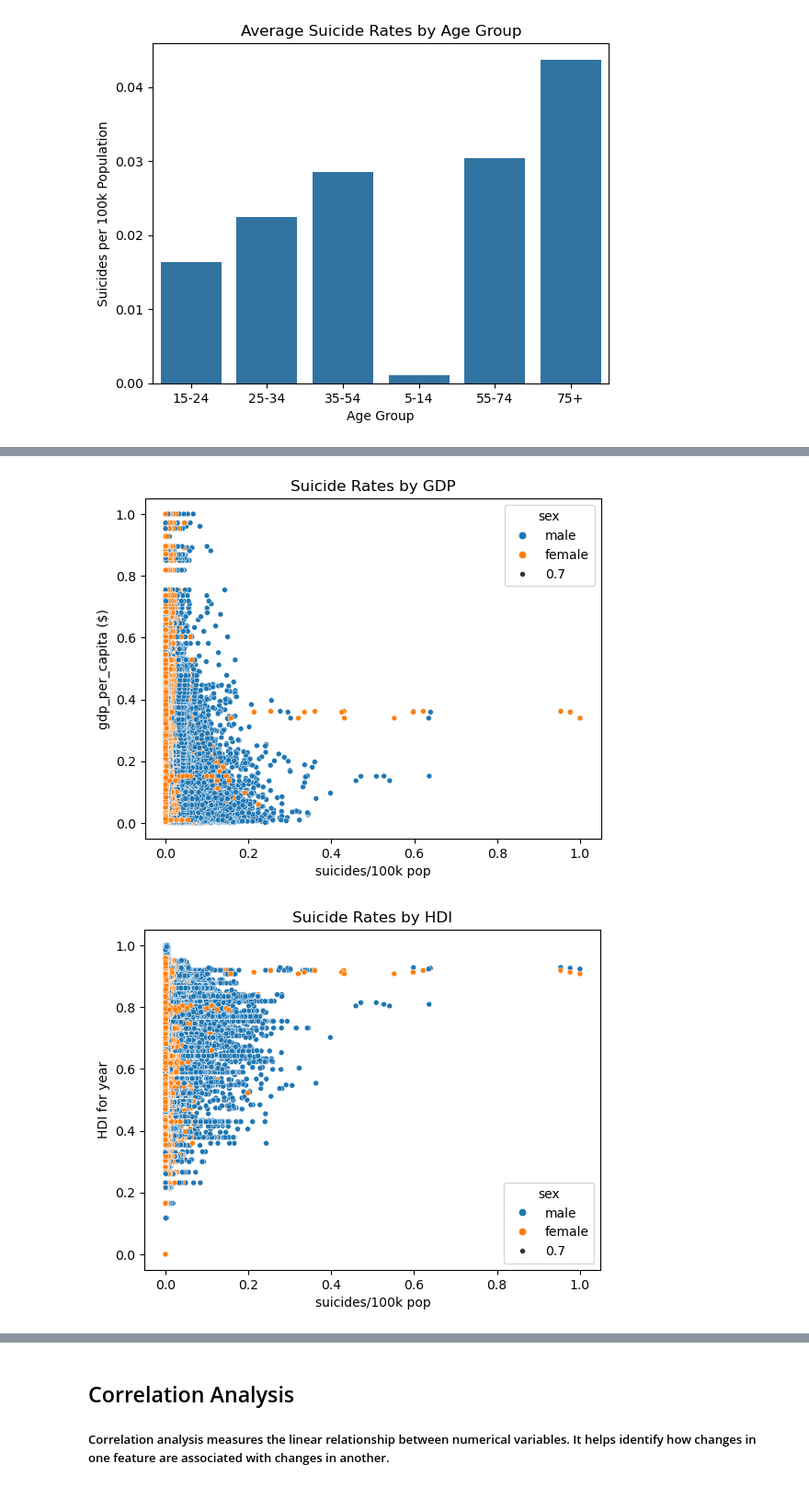
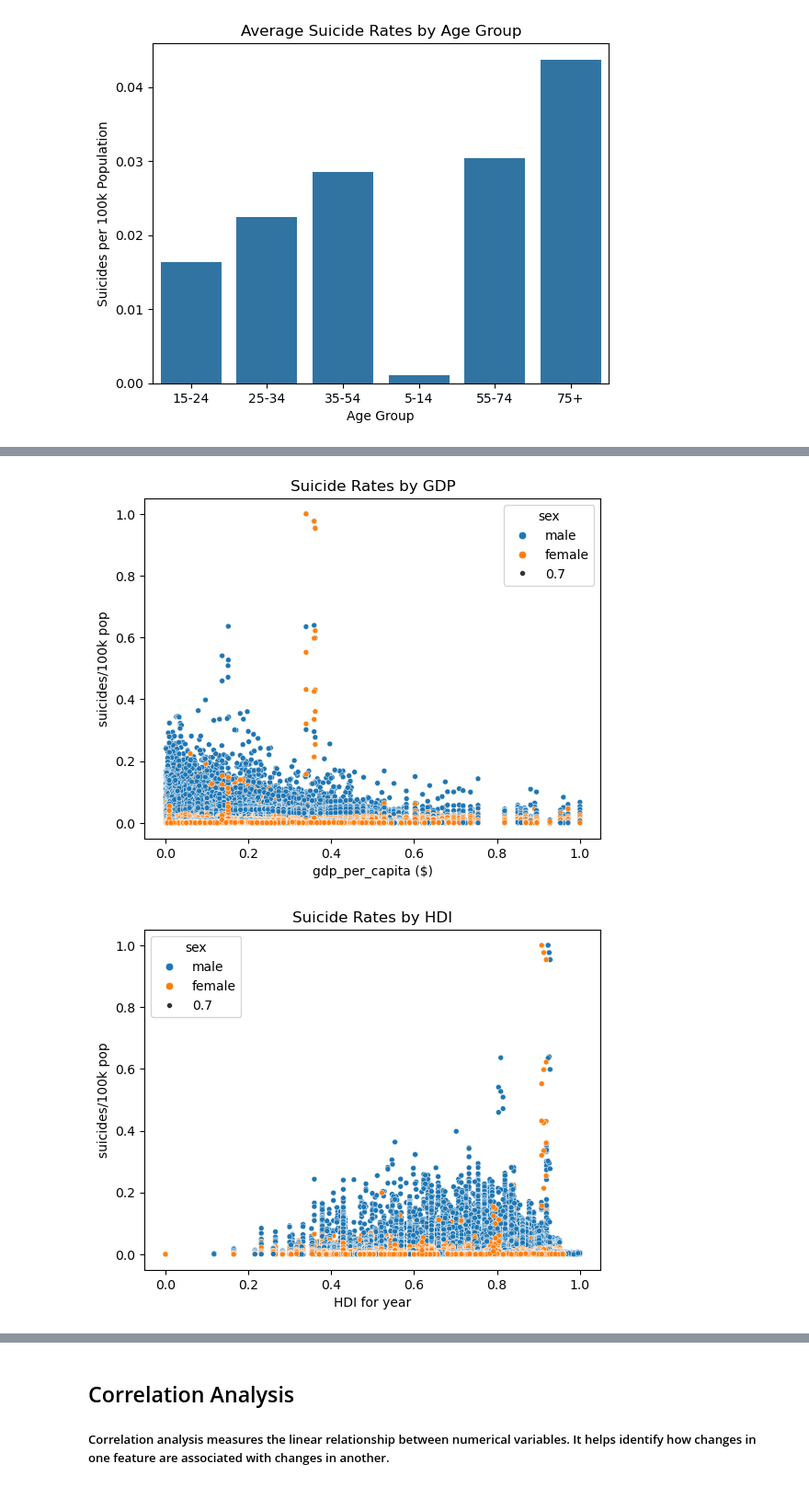
Before and after one commit to aswin-git/EDA, a Jupyter notebook: main_final.ipynb, the cells around one changed output, grey strips where cells are left out. Shown at 92% size. Cells and saved outputs as stored; diff of their text form; code cells hidden in the pictures.

```diff
--- a/main_final.ipynb
+++ b/main_final.ipynb
@@ -283,14 +285,14 @@ plt.show()
 # %%
 #scatter plot comparison of gdp and  suicide rtate
 
-sns.scatterplot(x='suicides/100k pop', y='gdp_per_capita ($)', data=df_clean, hue='sex',size=0.7)
+sns.scatterplot(y='suicides/100k pop', x='gdp_per_capita ($)', data=df_clean, hue='sex',size=0.7)
 plt.title('Suicide Rates by GDP')
 plt.show()
 # %% [output]
-[figure, old version]
+[figure, new version]
 # %%
-sns.scatterplot(x='suicides/100k pop', y='HDI for year', data=df_clean, hue='sex',size=0.7)
+sns.scatterplot(y='suicides/100k pop', x='HDI for year', data=df_clean, hue='sex',size=0.7)
 plt.title('Suicide Rates by HDI')
 plt.show()
 # %% [output]
-[figure, old version]
+[figure, new version]
```
Also changed, not shown: parts of 12 cells of this notebook.
